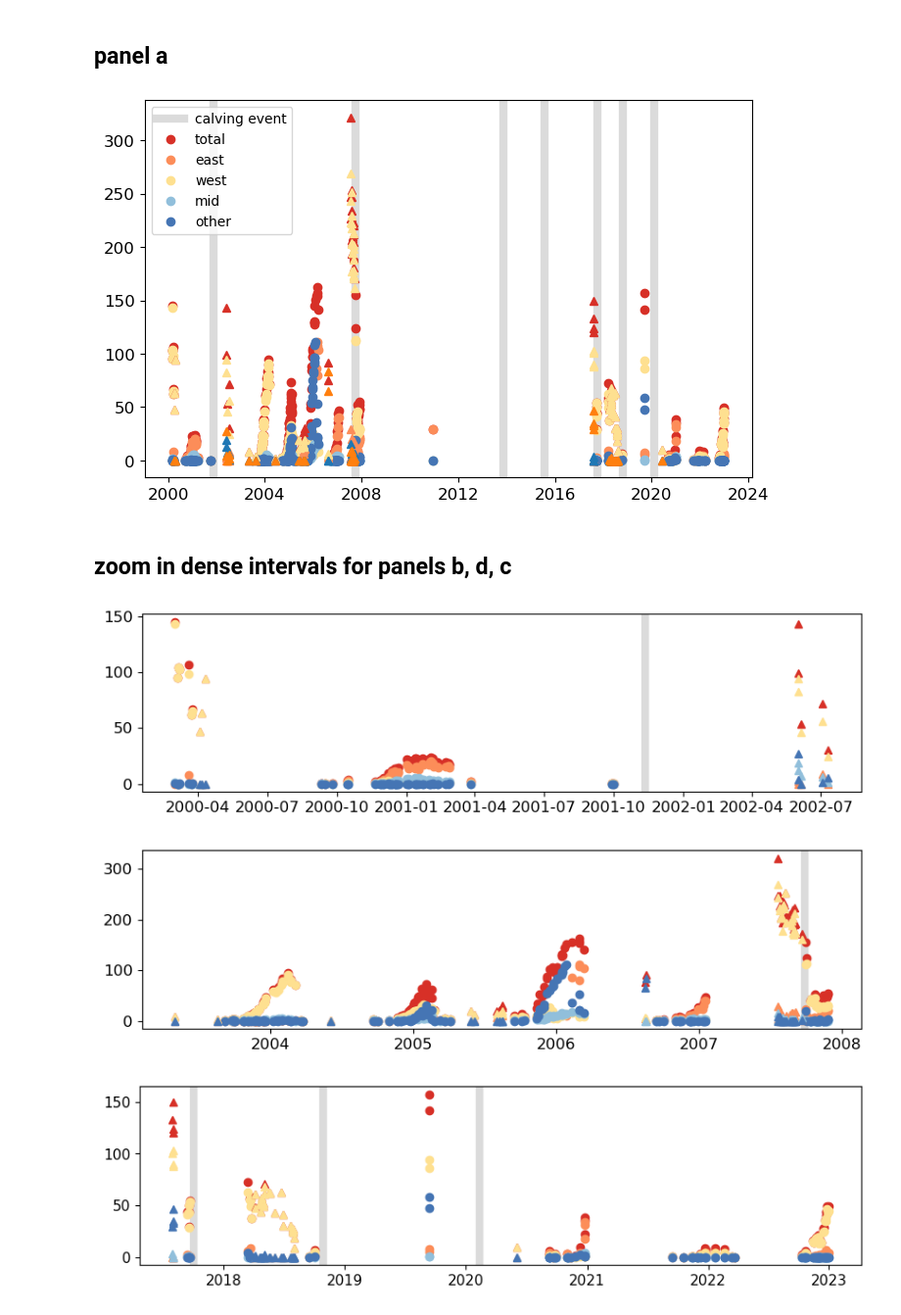
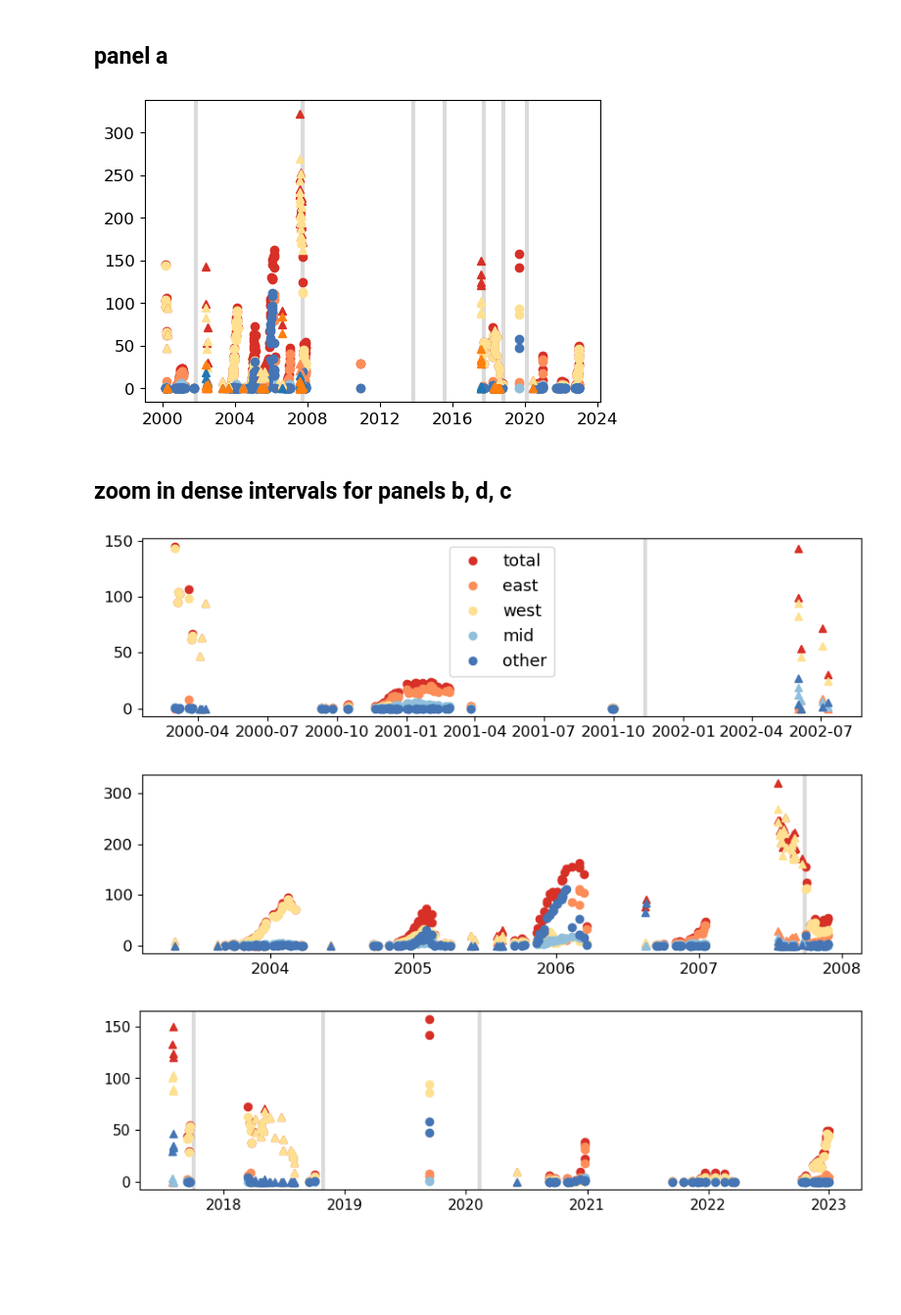
Before and after one commit to elenasavidge/polynyatimeseries, a Jupyter notebook: fig2.ipynb, the cells around one changed output. Shown: that part at 98% size. Saved outputs shown, nothing was run; the diff lists cells and outputs as text; code cells hidden in the pictures; blank space fills up the shorter version.

```diff
--- a/fig2.ipynb
+++ b/fig2.ipynb
@@ -39,7 +39,7 @@ pwd
 ## Read in data
 # %%
 ther_pixel = pd.read_pickle('thermal_area_effectivepixel_fixed') # don't need thermal for this fig b/c not in intervals of interest
-vis_pixel = pd.read_pickle('visible_area_effectivepixel_fixed')  #doesnt matter if save .pkl or not
+vis_pixel = pd.read_pickle('visible_area_effectivepixel_fixed_v2')  #doesnt matter if save .pkl or not
 # %%
 # count
 vis_pixel.count()
@@ -89,45 +89,46 @@ dtype: int64
 # %%
 # will need to save compiled df as pickle file after happy w algorithm so that don't need to rerun (so long)
 
 # Example fig
 
-plt.figure(figsize=(8,5))
-plt.axvline(datetime.datetime(2001, 11, 11),c='lightgrey',alpha=0.8,linewidth=6, label = 'calving event')
-plt.axvline(datetime.datetime(2007, 9, 29),c='lightgrey',alpha=0.8,linewidth=6)
-plt.axvline(datetime.datetime(2013, 11, 11),c='lightgrey',alpha=0.8,linewidth=6)
-plt.axvline(datetime.datetime(2015, 7, 25),c='lightgrey',alpha=0.8,linewidth=6)
-plt.axvline(datetime.datetime(2017, 10, 1),c='lightgrey',alpha=0.8,linewidth=6)
-plt.axvline(datetime.datetime(2018, 10, 28),c='lightgrey',alpha=0.8,linewidth=6)
-plt.axvline(datetime.datetime(2020, 2, 10),c='lightgrey',alpha=0.8,linewidth=6)
+#plt.figure(figsize=(8,5))
+plt.figure(figsize=(6,4))
+plt.axvline(datetime.datetime(2001, 11, 11),c='lightgrey',alpha=0.8,linewidth=3, label = 'calving event')
+plt.axvline(datetime.datetime(2007, 9, 29),c='lightgrey',alpha=0.8,linewidth=3)
+plt.axvline(datetime.datetime(2013, 11, 11),c='lightgrey',alpha=0.8,linewidth=3)
+plt.axvline(datetime.datetime(2015, 7, 25),c='lightgrey',alpha=0.8,linewidth=3)
+plt.axvline(datetime.datetime(2017, 10, 1),c='lightgrey',alpha=0.8,linewidth=3)
+plt.axvline(datetime.datetime(2018, 10, 28),c='lightgrey',alpha=0.8,linewidth=3)
+plt.axvline(datetime.datetime(2020, 2, 10),c='lightgrey',alpha=0.8,linewidth=3)
 
 plt.plot(vis_pixel['Date'],vis_pixel['total'], 'o',label='total',c='#d73027',linewidth= 1, markersize = 6)
 plt.plot(vis_pixel['Date'],vis_pixel['east'], 'o',label='east', c = '#fc8d59',linewidth= 1, markersize = 6)
 plt.plot(vis_pixel['Date'],vis_pixel['west'], 'o',label='west',c = '#fee090',linewidth= 1, markersize = 6)
 plt.plot(vis_pixel['Date'],vis_pixel['mid'], 'o',label='mid',c='#91bfdb',linewidth= 1, markersize = 6)
 plt.plot(vis_pixel['Date'],vis_pixel['other'], 'o',label='other',c ='#4575b4',linewidth= 1, markersize = 6)
-plt.legend(fontsize=8,loc='best')
+#plt.legend(fontsize=8,loc='best')
 
 plt.plot(ther_pixel['Date'],ther_pixel['total'], '^',c='#d73027',linewidth= 1, markersize = 6)
 plt.plot(ther_pixel['Date'],ther_pixel['east'], '^', c = '#fc8d59',linewidth= 1, markersize = 6)
 plt.plot(ther_pixel['Date'],ther_pixel['west'], '^',c = '#fee090',linewidth= 1, markersize = 6)
 plt.plot(ther_pixel['Date'],ther_pixel['mid'], '^',linewidth= 1, markersize = 6)
 plt.plot(ther_pixel['Date'],ther_pixel['other'], '^',linewidth= 1, markersize = 6)
 
 #plt.plot(thermalvis1['Date'],thermalvis1['total'], ':',c='#d73027',linewidth= 1, markersize = 8,zorder=1)
 
 #plt.ylabel('Polynya area [$\mathregular{km^{2}}$]',fontsize=12)#,plt.xlabel('Date',fontsize=15)
-plt.legend(fontsize=10)
+#plt.legend(fontsize=10)
 plt.yticks(fontsize=12);plt.xticks(fontsize=12)
 #plt.xticks(rotation=45, ha='right',fontsize=12)
 #plt.ylim([-1,10])
 #plt.gca().invert_xaxis()
 
 #plt.show()
 
 
-plt.savefig('alldatapolynya_pixel.png', format='png', dpi=400)
+#plt.savefig('alldatapoints_pixel.png', format='png', dpi=400)
 # %% [output]
-[figure, old version]
+[figure, new version]
 # %% [markdown]
 ## zoom in dense intervals for panels b, d, c
 # %%
@@ -147,22 +150,22 @@ int3w = ther_pixel[(ther_pixel['Date']>='2017-01-01') & (ther_pixel['Date']<='20
 
 #plt.figure(figsize=(6,2))
 plt.figure(figsize=(10,2.5))
-plt.axvline(datetime.datetime(2001, 11, 11),c='lightgrey',alpha=0.8,linewidth=6)
+plt.axvline(datetime.datetime(2001, 11, 11),c='lightgrey',alpha=0.8,linewidth=3)
 
 plt.plot(int1['Date'],int1['total'], 'o',label='total',c='#d73027',linewidth= 1, markersize = 6)
 plt.plot(int1['Date'],int1['east'], 'o',label='east', c = '#fc8d59',linewidth= 1, markersize = 6)
 plt.plot(int1['Date'],int1['west'], 'o',label='west',c = '#fee090',linewidth= 1, markersize = 6)
 plt.plot(int1['Date'],int1['mid'], 'o',label='mid',c='#91bfdb',linewidth= 1, markersize = 6)
-plt.plot(int1['Date'],int1['other'], 'o',label='other (offshore)',c ='#4575b4',linewidth= 1, markersize = 6) # this will be closely linked to calving!!!!
+plt.plot(int1['Date'],int1['other'], 'o',label='other',c ='#4575b4',linewidth= 1, markersize = 6) # this will be closely linked to calving!!!!
 
-plt.plot(int1w['Date'],int1w['total'], '^',label='total',c='#d73027',linewidth= 1, markersize = 6)
-plt.plot(int1w['Date'],int1w['east'], '^',label='east', c = '#fc8d59',linewidth= 1, markersize = 6)
-plt.plot(int1w['Date'],int1w['west'], '^',label='west',c = '#fee090',linewidth= 1, markersize = 6)
-plt.plot(int1w['Date'],int1w['mid'], '^',label='mid',c='#91bfdb',linewidth= 1, markersize = 6)
-plt.plot(int1w['Date'],int1w['other'], '^',label='other (offshore)',c ='#4575b4',linewidth= 1, markersize = 6)
+plt.plot(int1w['Date'],int1w['total'], '^',c='#d73027',linewidth= 1, markersize = 6)
+plt.plot(int1w['Date'],int1w['east'], '^', c = '#fc8d59',linewidth= 1, markersize = 6)
+plt.plot(int1w['Date'],int1w['west'], '^',c = '#fee090',linewidth= 1, markersize = 6)
+plt.plot(int1w['Date'],int1w['mid'], '^',c='#91bfdb',linewidth= 1, markersize = 6)
+plt.plot(int1w['Date'],int1w['other'], '^',c ='#4575b4',linewidth= 1, markersize = 6)
 
 #plt.ylabel('Polynya area [$\mathregular{km^{2}}$]',fontsize=12)#,plt.xlabel('Date',fontsize=15)
-# plt.legend(fontsize=8,loc='best')
+plt.legend(fontsize=13,loc='best')
 # plt.yticks(fontsize=12)
 
 #plt.xticks(rotation=45, ha='right',fontsize=12)
@@ -170,15 +173,15 @@ plt.yticks(fontsize=12);plt.xticks(fontsize=12)
 
 
 #plt.xlim([datetime.date(2000, 1, 1), datetime.date(2001, 12, 31)])
-plt.savefig('int1_pixel.png', format='png', dpi=400)
+#plt.savefig('int1_pixel_legend.png', format='png', dpi=400)
 
 plt.show()
 # %% [output]
-[figure, old version]
+[figure, new version]
 # %%
 #plt.figure(figsize=(10,2))
 plt.figure(figsize=(10,2.5))
-plt.axvline(datetime.datetime(2007, 9, 29),c='lightgrey',label='calving event',alpha=0.8,linewidth=6)
+plt.axvline(datetime.datetime(2007, 9, 29),c='lightgrey',label='calving event',alpha=0.8,linewidth=3)
 
 plt.plot(int2['Date'],int2['total'], 'o',label='total',c='#d73027',linewidth= 1, markersize = 6)
 plt.plot(int2['Date'],int2['east'], 'o',label='east', c = '#fc8d59',linewidth= 1, markersize = 6)
@@ -200,12 +203,12 @@ plt.plot(int2w['Date'],int2w['other'], '^',c ='#4575b4',linewidth= 1, markersize
 plt.yticks(fontsize=12);plt.xticks(fontsize=12)
 #plt.xlim([datetime.date(2000, 1, 1), datetime.date(2001, 12, 31)])
 
-plt.savefig('int2_pixel.png', format='png', dpi=400)
+#plt.savefig('int2_pixel.png', format='png', dpi=400)
 
 #plt.savefig('Apanel.png', format='png', bbox_inches="tight",dpi=400)
-plt.show()
+#plt.show()
 # %% [output]
-[figure, old version]
+[figure, new version]
 # %%
 #plt.figure(figsize=(10,2))
 plt.figure(figsize=(10,2.5))
```
Also changed, not shown: parts of 13 cells of this notebook.
